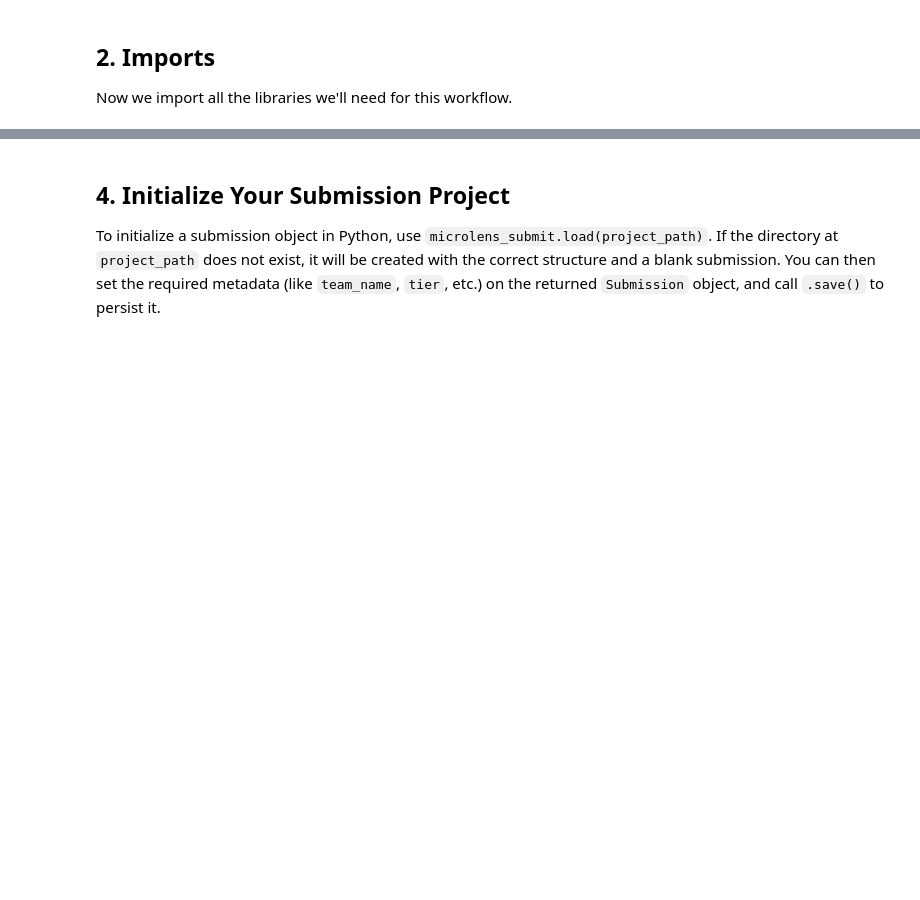
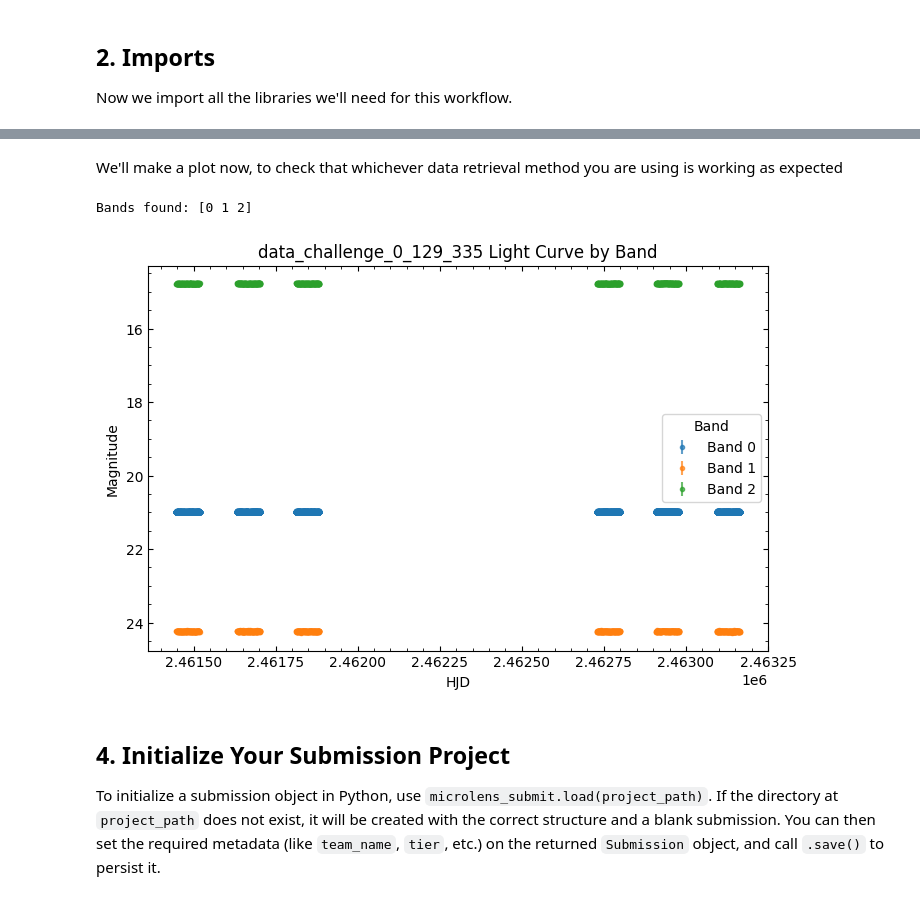
Before and after one commit to AmberLee2427/data-challenge-notebooks, a Jupyter notebook: AAS Workshop/Session A: Nexus/Nexus_Workflow.ipynb, the cells around one changed output, grey strips where cells are left out. Drawn from its saved outputs; the diff is of its cells as text; code cells hidden in the pictures; blank space fills up the shorter version.

```diff
--- a/AAS Workshop/Session A: Nexus/Nexus_Workflow.ipynb
+++ b/AAS Workshop/Session A: Nexus/Nexus_Workflow.ipynb
@@ -106,0 +115,4 @@ plt.show()
+# %%
+TIER = "test"  # "test" "Experienced" "Beginner"
+EVENT_ID = "data_challenge_0_129_335"  # "we don't have a canonical naming system yet"
+FILENAME = f"{EVENT_ID}.det.lc"
@@ -107,3 +128,65 @@ plt.show()
+# %%
+# Alternate data store
+REPO_ID = f"RGES-PIT/{TIER}"
+
+lc_data = pd.read_csv(
+    hf_hub_download(repo_id=REPO_ID, filename=FILENAME, repo_type="dataset"), sep=r'\s+', comment='#', header=0
+)
+# %% [markdown]
+We'll make a plot now, to check that whichever data retrieval method you are using is working as expected
+# %%
+# Get unique bands (`observatory_code`)
+bands = np.sort(np.unique(lc_data['observatory_code']))
+print(f"Bands found: {bands}")
+
+# calculate magnitude
+def gulls_flux_to_mag(df, fs, Obssrcmag, bands):
+    """Calculate mag and mag_err for Gulls lightcurves (baseline-relative flux)."""
+    # gulls uses a relative flux such that baseline is always 1 and the flux-system zeropoint changes for each event
+    f    = df["measured_relative_flux"].to_numpy()
+    ferr = df["measured_relative_flux_error"].to_numpy()
+    obs  = df["observatory_code"].to_numpy()
+
+    # Per-band zero-point (fs and Obssrcmag must be aligned with `bands` order)
+    m0_per_band = 2.5 * np.log10(fs) + Obssrcmag
+    m0_map = dict(zip(bands, m0_per_band))
+
+    # Map each row's band -> m0
+    m0 = np.vectorize(m0_map.get)(obs)
+
+    # Magnitude + error propagation
+    mag = m0 - 2.5 * np.log10(f)
+    mag_err = (2.5 / np.log(10.0)) * (ferr / f)
+
+    df = df.copy()
+    df["mag"] = mag
+    df["mag_err"] = mag_err
+    return df
+
+# from the data file comments we know that: #fs:
+fs = np.array([0.0858942, 0.991581, 0.000266992])
+Obssrcmag = np.array([23.6466, 24.2485, 23.7078])
+
+lc_data = gulls_flux_to_mag(lc_data, fs, Obssrcmag, bands)
+
+# Plot each band separately
+plt.figure(figsize=(8, 5))
+for band in bands:
+    mask = lc_data["observatory_code"] == band
+    plt.errorbar(
+        lc_data["BJD"][mask], lc_data["mag"][mask], yerr=lc_data["mag_err"][mask],
+        fmt=".", label=f"Band {band}", alpha=0.7
+    )
+
+plt.gca().invert_yaxis()
+plt.title(f"{EVENT_ID} Light Curve by Band")
+plt.xlabel("HJD")
+plt.ylabel("Magnitude")
+plt.legend(title="Band")
+plt.show()
+# %% [output]
+Bands found: [0 1 2]
+[figure, added]
 # %% [markdown]
 ## 4. Initialize Your Submission Project
 
```
Also changed, not shown: parts of 20 cells of this notebook, 1 other file.
